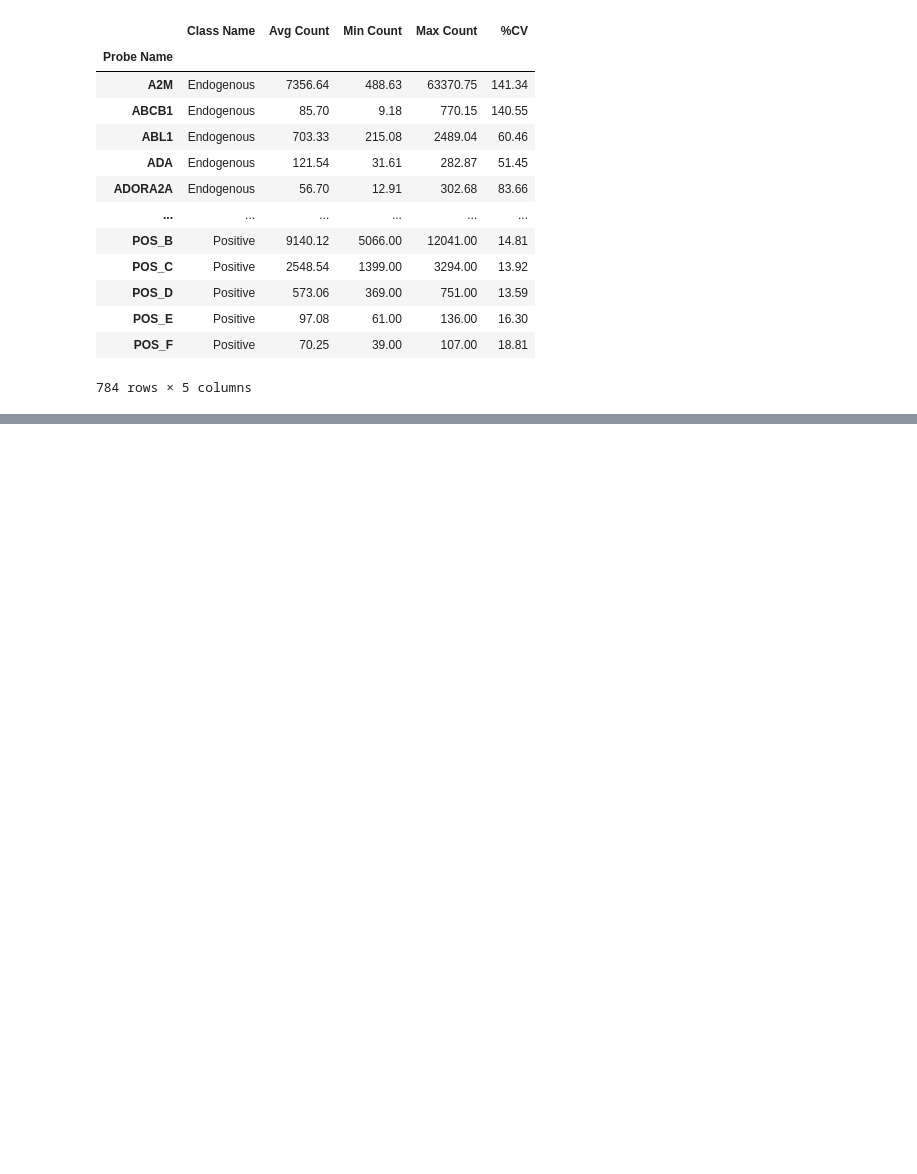
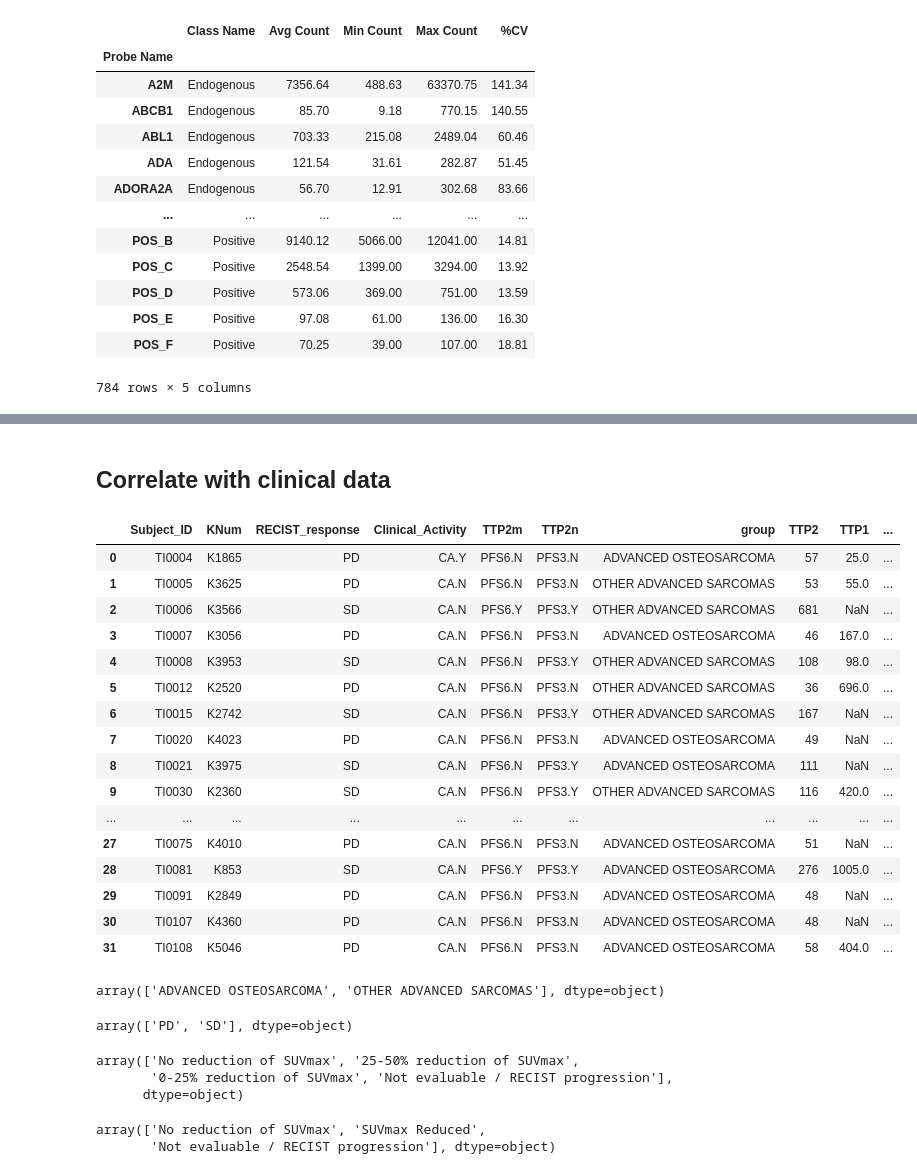
Before and after one commit to minhtran1309/bulk_RNA_nanostring, a Jupyter notebook: process_prepare_data.ipynb, the cells around one changed output, grey strips where cells are left out. Cells and saved outputs as stored; diff of their text form; code cells hidden in the pictures; blank space fills up the shorter version.

```diff
--- a/process_prepare_data.ipynb
+++ b/process_prepare_data.ipynb
@@ -368,0 +678,2 @@ gene_stat
+# %%
+pd.set_option('display.max_columns', None)
@@ -368,0 +995,2 @@ gene_stat
+# %% [markdown]
+## Correlate with clinical data
@@ -368,0 +999,38 @@ gene_stat
+# %%
+endpoint_fn = 'Data/MoST11_Tildrakizumab_Endpoints.tsv'
+# %%
+endpoint_data = pd.read_csv(endpoint_fn, sep='\t')
+# %%
+endpoint_data
+# %% [output]
+|  | Subject_ID | KNum | RECIST_response | Clinical_Activity | TTP2m | TTP2n | group | TTP2 | TTP1 | ... |
+| 0 | TI0004 | K1865 | PD | CA.Y | PFS6.N | PFS3.N | ADVANCED OSTEOSARCOMA | 57 | 25.0 | ... |
+| 1 | TI0005 | K3625 | PD | CA.N | PFS6.N | PFS3.N | OTHER ADVANCED SARCOMAS | 53 | 55.0 | ... |
+| 2 | TI0006 | K3566 | SD | CA.N | PFS6.Y | PFS3.Y | OTHER ADVANCED SARCOMAS | 681 | NaN | ... |
+| 3 | TI0007 | K3056 | PD | CA.N | PFS6.N | PFS3.N | ADVANCED OSTEOSARCOMA | 46 | 167.0 | ... |
+| 4 | TI0008 | K3953 | SD | CA.N | PFS6.N | PFS3.Y | OTHER ADVANCED SARCOMAS | 108 | 98.0 | ... |
+| 5 | TI0012 | K2520 | PD | CA.N | PFS6.N | PFS3.N | OTHER ADVANCED SARCOMAS | 36 | 696.0 | ... |
+| 6 | TI0015 | K2742 | SD | CA.N | PFS6.N | PFS3.Y | OTHER ADVANCED SARCOMAS | 167 | NaN | ... |
+| 7 | TI0020 | K4023 | PD | CA.N | PFS6.N | PFS3.N | ADVANCED OSTEOSARCOMA | 49 | NaN | ... |
+| 8 | TI0021 | K3975 | SD | CA.N | PFS6.N | PFS3.Y | ADVANCED OSTEOSARCOMA | 111 | NaN | ... |
+| 9 | TI0030 | K2360 | SD | CA.N | PFS6.N | PFS3.Y | OTHER ADVANCED SARCOMAS | 116 | 420.0 | ... |
+| ... | ... | ... | ... | ... | ... | ... | ... | ... | ... | ... |
+| 27 | TI0075 | K4010 | PD | CA.N | PFS6.N | PFS3.N | ADVANCED OSTEOSARCOMA | 51 | NaN | ... |
+| 28 | TI0081 | K853 | SD | CA.N | PFS6.Y | PFS3.Y | ADVANCED OSTEOSARCOMA | 276 | 1005.0 | ... |
+| 29 | TI0091 | K2849 | PD | CA.N | PFS6.N | PFS3.N | ADVANCED OSTEOSARCOMA | 48 | NaN | ... |
+| 30 | TI0107 | K4360 | PD | CA.N | PFS6.N | PFS3.N | ADVANCED OSTEOSARCOMA | 48 | NaN | ... |
+| 31 | TI0108 | K5046 | PD | CA.N | PFS6.N | PFS3.N | ADVANCED OSTEOSARCOMA | 58 | 404.0 | ... |
+# %%
+endpoint_data.group.unique()
+# %% [output]
+array(['ADVANCED OSTEOSARCOMA', 'OTHER ADVANCED SARCOMAS'], dtype=object)
+# %%
+endpoint_data.RECIST_response.unique()
+# %% [output]
+array(['PD', 'SD'], dtype=object)
+# %%
+endpoint_data.PET_response.unique()
+# %% [output]
+array(['No reduction of SUVmax', '25-50% reduction of SUVmax',
+       '0-25% reduction of SUVmax', 'Not evaluable / RECIST progression'],
+      dtype=object)
@@ -368,0 +1042,5 @@ gene_stat
+# %%
+endpoint_data['PET_response_2'].unique()
+# %% [output]
+array(['No reduction of SUVmax', 'SUVmax Reduced',
+       'Not evaluable / RECIST progression'], dtype=object)
```
Also changed, not shown: parts of 96 cells of this notebook, 1 other file.
